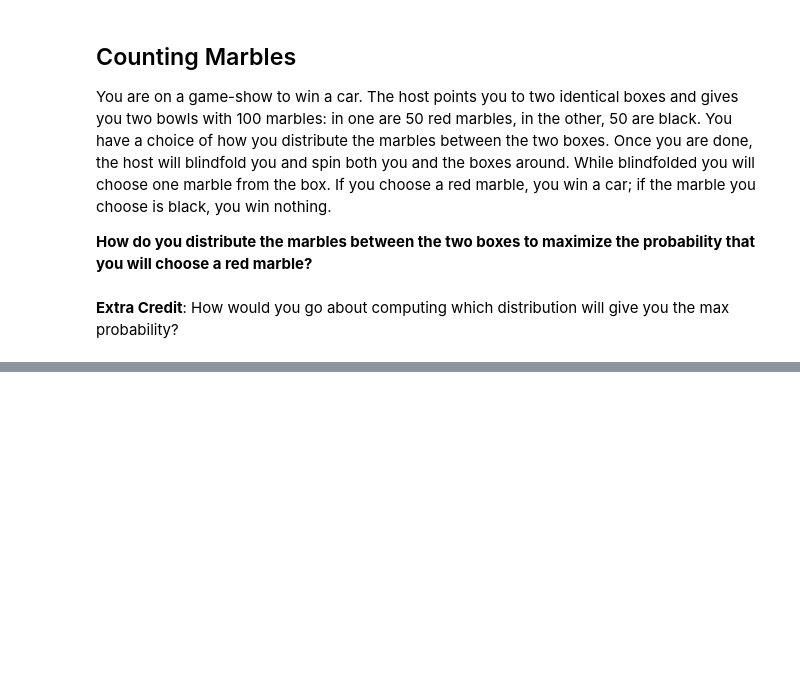
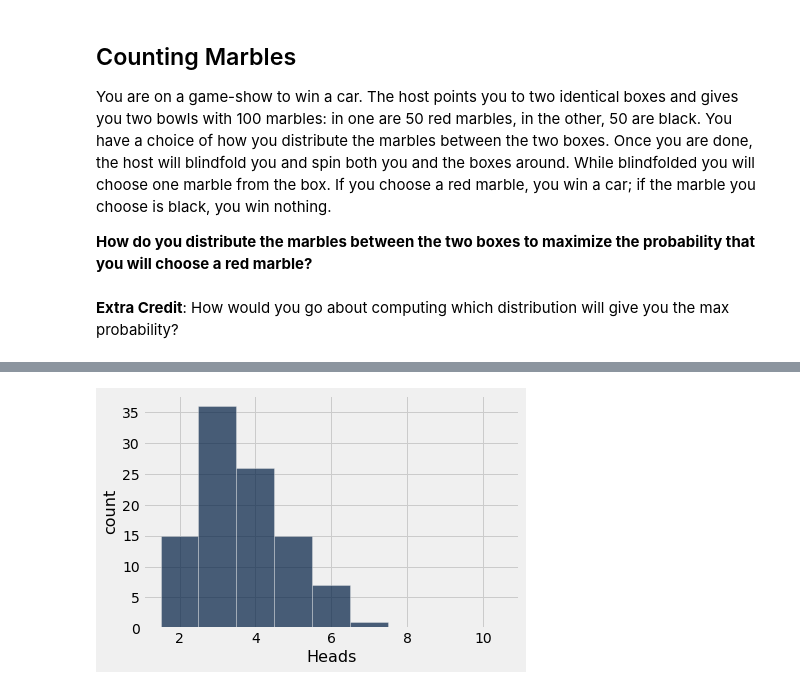
Before and after one commit to ucsb-int5-f18/int5-f18-notebooks, a Jupyter notebook: lab08/Lab08.ipynb, the cells around one changed output, grey strips where cells are left out. Saved outputs shown, nothing was run; the diff lists cells and outputs as text; code cells hidden in the pictures; blank space fills up the shorter version.

```diff
--- a/lab08/Lab08.ipynb
+++ b/lab08/Lab08.ipynb
@@ -386,0 +491,8 @@ prob_red = ...
+# %%
+head_sequence = Table().with_columns(
+    'Heads', np.arange(2, n_flips+1),
+    'count', abs(np.diff(num_heads))
+)
+head_sequence.bar('Heads')
+# %% [output]
+[figure, added]
```
Also changed, not shown: parts of 8 cells of this notebook.
